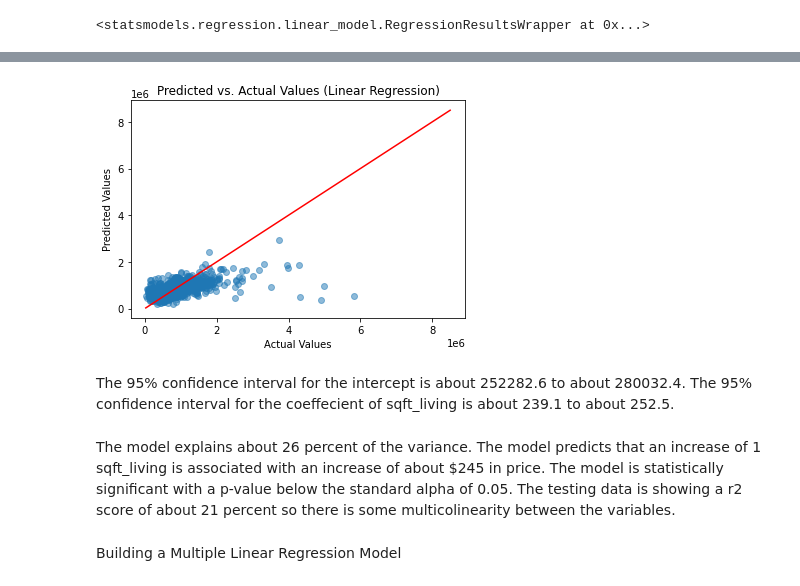
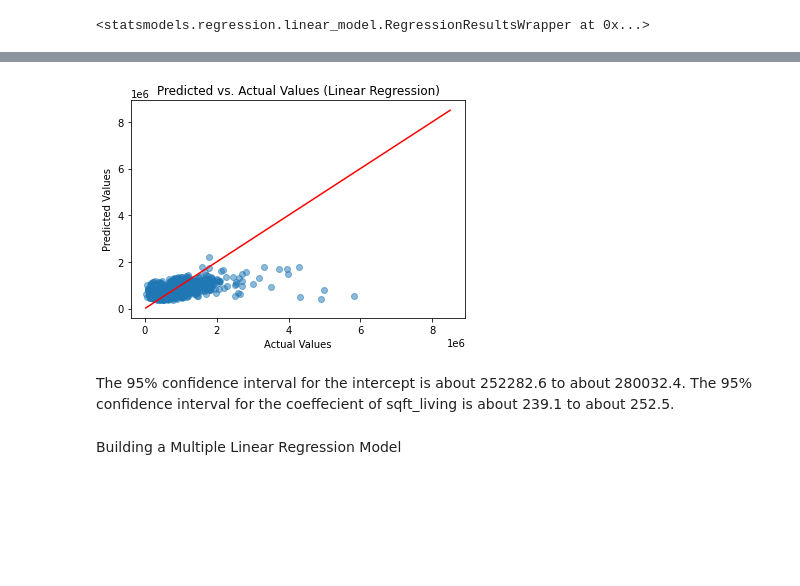
Before and after one commit to adammarianacci/Real_Estate_Analysis, a Jupyter notebook: notebook.ipynb, the cells around one changed output, grey strips where cells are left out. Drawn from its saved outputs; the diff is of its cells as text; code cells hidden in the pictures; blank space fills up the shorter version.

Commit message:
Updated Baseline and MLR Model Writeups

```diff
--- a/notebook.ipynb
+++ b/notebook.ipynb
@@ -488,15 +519,8 @@ dtype: object
 # Modeling
 # %% [markdown]
 ## Baseline Model
-# %%
-# Create and train a linear regression model
-lr = LinearRegression()
-lr.fit(X_train, y_train)
-
-# Make predictions on the test set
-y_pred = lr.predict(X_test)
 # %%
-baseline_model = sm.OLS(endog=y_train, exog=X_train['sqft_living'])
+baseline_model = sm.OLS(endog=y_train, exog=sm.add_constant(X_train['sqft_living']))
 baseline_model
 # %% [output]
 <statsmodels.regression.linear_model.OLS at 0x...>
@@ -565,4 +552,4 @@ Mean Absolute Error:  176236.20491543403
 # %%
-y_pred0 = baseline_results.predict(X_test['sqft_living'])
+y_pred0 = baseline_results.predict(sm.add_constant(X_test['sqft_living']))
 evaluate_model(y_test,y_pred0,baseline_model)
 # %% [output]
@@ -575,20 +566,16 @@ Mean Absolute Error:  210067.87604039692
 # %%
 # Plot the predicted vs. actual values
 
-plt.scatter(y_test, y_pred, alpha=0.5)
+plt.scatter(y_test, y_pred0, alpha=0.5)
 plt.plot([y.min(), y.max()], [y.min(), y.max()], color ="red")
 plt.xlabel("Actual Values")
 plt.ylabel("Predicted Values")
 plt.title("Predicted vs. Actual Values (Linear Regression)")
 plt.show()
 # %% [output]
-[figure, old version]
+[figure, new version]
 # %% [markdown]
 The 95% confidence interval for the intercept is about 252282.6 to about 280032.4. The 95% confidence interval for the coeffecient of sqft_living is about 239.1 to about 252.5.
-# %% [markdown]
-The model explains about 26 percent of the variance.
-The model predicts that an increase of 1 sqft_living is associated with an increase of about $245 in price.
-The model is statistically significant with a p-value below the standard alpha of 0.05. The testing data is showing a r2 score of about 21 percent so there is some multicolinearity between the variables.
 # %% [markdown]
 Building a Multiple Linear Regression Model
 # %%
```
Also changed, not shown: parts of 17 cells of this notebook.
